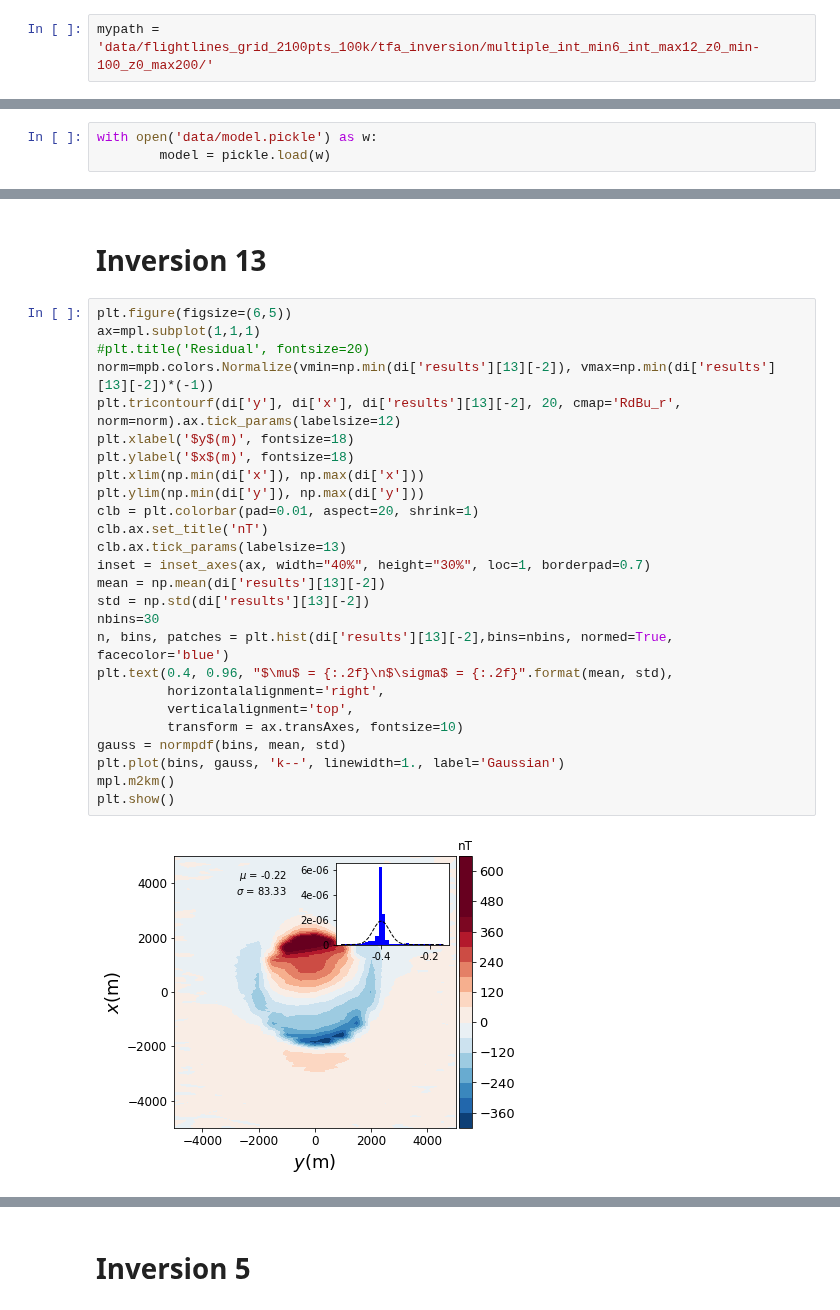
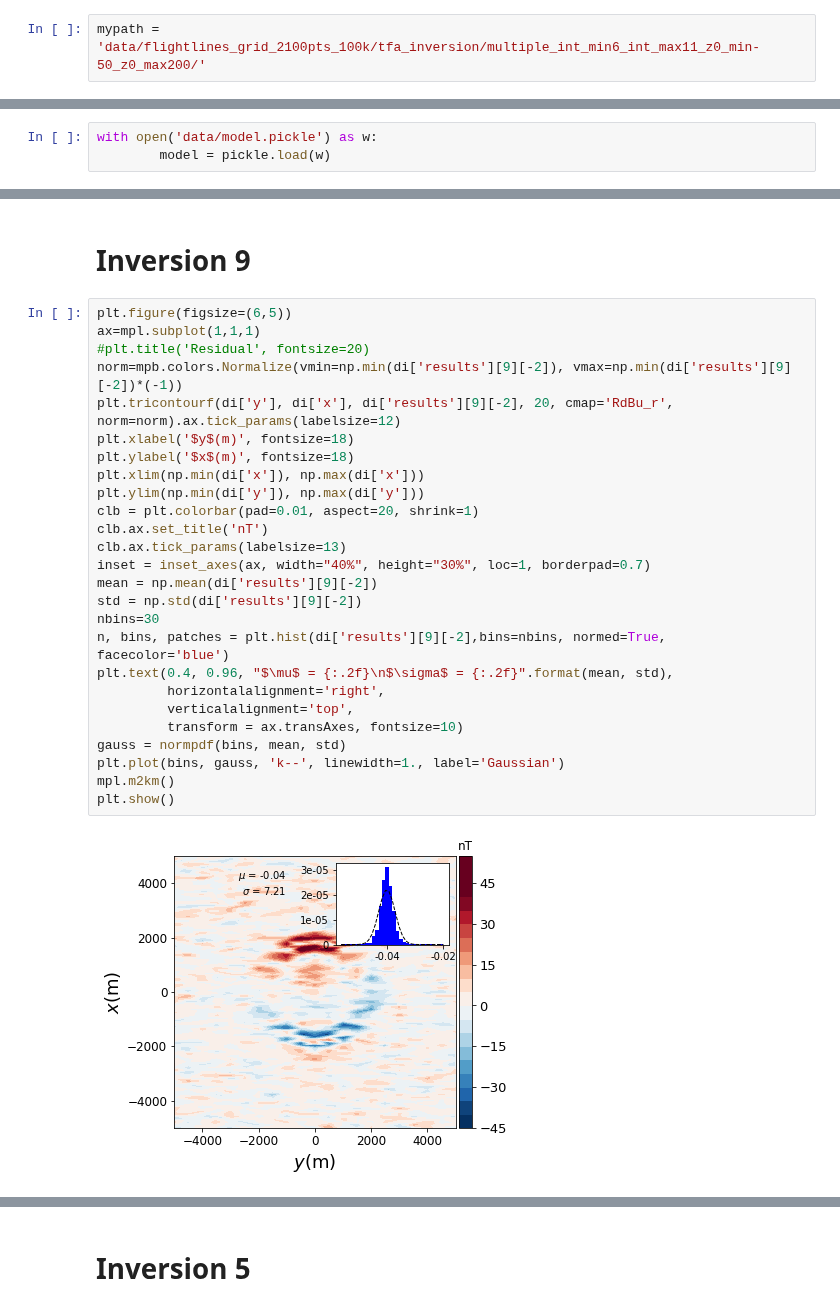
Before and after one commit to pinga-lab/magnetic-radial-inversion, a Jupyter notebook: code/kimberlite/convergence_curves.ipynb, the cells around one changed output, grey strips where cells are left out. Drawn from its saved outputs; the diff is of its cells as text.

Commit message:
new results for kimberlite model

```diff
--- a/code/kimberlite/convergence_curves.ipynb
+++ b/code/kimberlite/convergence_curves.ipynb
@@ -25,7 +25,7 @@ sys.path.insert(0, '../../code')
 import mag_polyprism_functions as mfun
 import mag_sphere_functions as msf
 # %%
-mypath = 'data/flightlines_grid_2100pts_100k/tfa_inversion/multiple_int_min6_int_max12_z0_min-100_z0_max200/'
+mypath = 'data/flightlines_grid_2100pts_100k/tfa_inversion/multiple_int_min6_int_max11_z0_min-50_z0_max200/'
 # %%
 with open(mypath+'inversion.pickle') as w:
         di = pickle.load(w)
@@ -73,33 +130,33 @@ plt.show()
 # %% [markdown]
-# Inversion 13
+# Inversion 9
 # %%
 plt.figure(figsize=(6,5))
 ax=mpl.subplot(1,1,1)
 #plt.title('Residual', fontsize=20)
-norm=mpb.colors.Normalize(vmin=np.min(di['results'][13][-2]), vmax=np.min(di['results'][13][-2])*(-1))
-plt.tricontourf(di['y'], di['x'], di['results'][13][-2], 20, cmap='RdBu_r', norm=norm).ax.tick_params(labelsize=12)
+norm=mpb.colors.Normalize(vmin=np.min(di['results'][9][-2]), vmax=np.min(di['results'][9][-2])*(-1))
+plt.tricontourf(di['y'], di['x'], di['results'][9][-2], 20, cmap='RdBu_r', norm=norm).ax.tick_params(labelsize=12)
 plt.xlabel('$y$(m)', fontsize=18)
 plt.ylabel('$x$(m)', fontsize=18)
 plt.xlim(np.min(di['x']), np.max(di['x']))
 plt.ylim(np.min(di['y']), np.max(di['y']))
 clb = plt.colorbar(pad=0.01, aspect=20, shrink=1)
 clb.ax.set_title('nT')
 clb.ax.tick_params(labelsize=13)
 inset = inset_axes(ax, width="40%", height="30%", loc=1, borderpad=0.7)
-mean = np.mean(di['results'][13][-2])
-std = np.std(di['results'][13][-2])
+mean = np.mean(di['results'][9][-2])
+std = np.std(di['results'][9][-2])
 nbins=30
-n, bins, patches = plt.hist(di['results'][13][-2],bins=nbins, normed=True, facecolor='blue')
+n, bins, patches = plt.hist(di['results'][9][-2],bins=nbins, normed=True, facecolor='blue')
 plt.text(0.4, 0.96, "$\mu$ = {:.2f}\n$\sigma$ = {:.2f}".format(mean, std),
          horizontalalignment='right',
          verticalalignment='top',
          transform = ax.transAxes, fontsize=10)
 gauss = normpdf(bins, mean, std)
 plt.plot(bins, gauss, 'k--', linewidth=1., label='Gaussian')
 mpl.m2km()
 plt.show()
 # %% [output]
-[figure, old version]
+[figure, new version]
 # %%
 plt.figure(figsize=(6,5))
 plt.title('Convergence', fontsize = 18)
```
Also changed, not shown: parts of 25 cells of this notebook, 26 other files.
